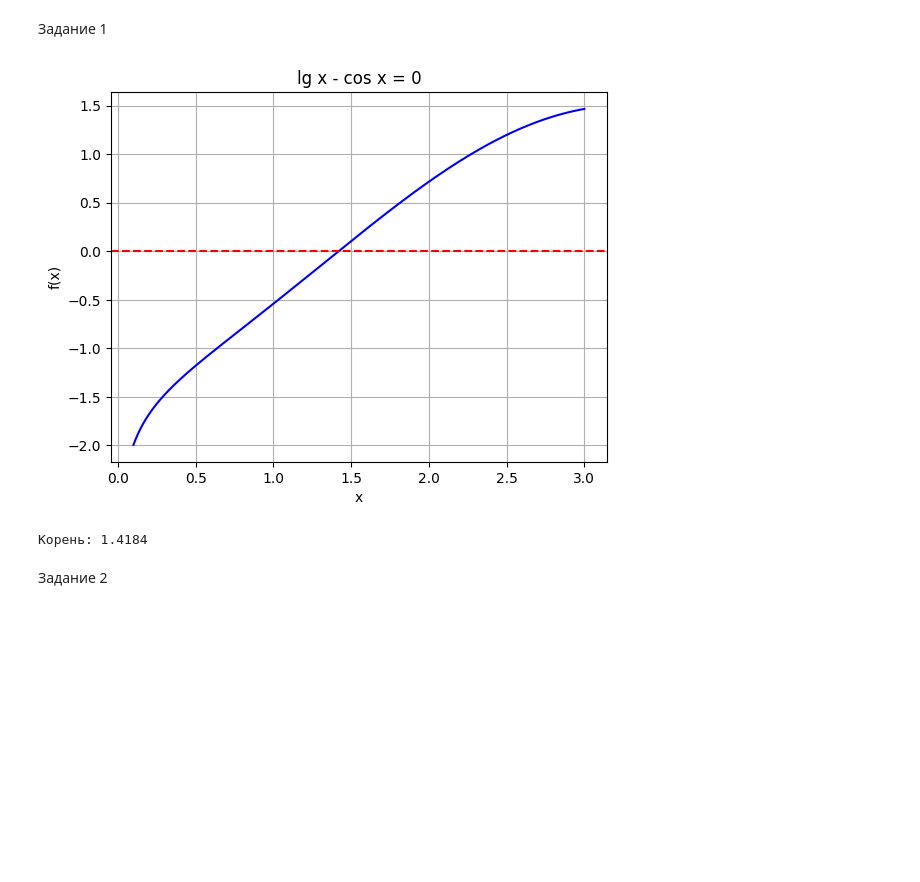
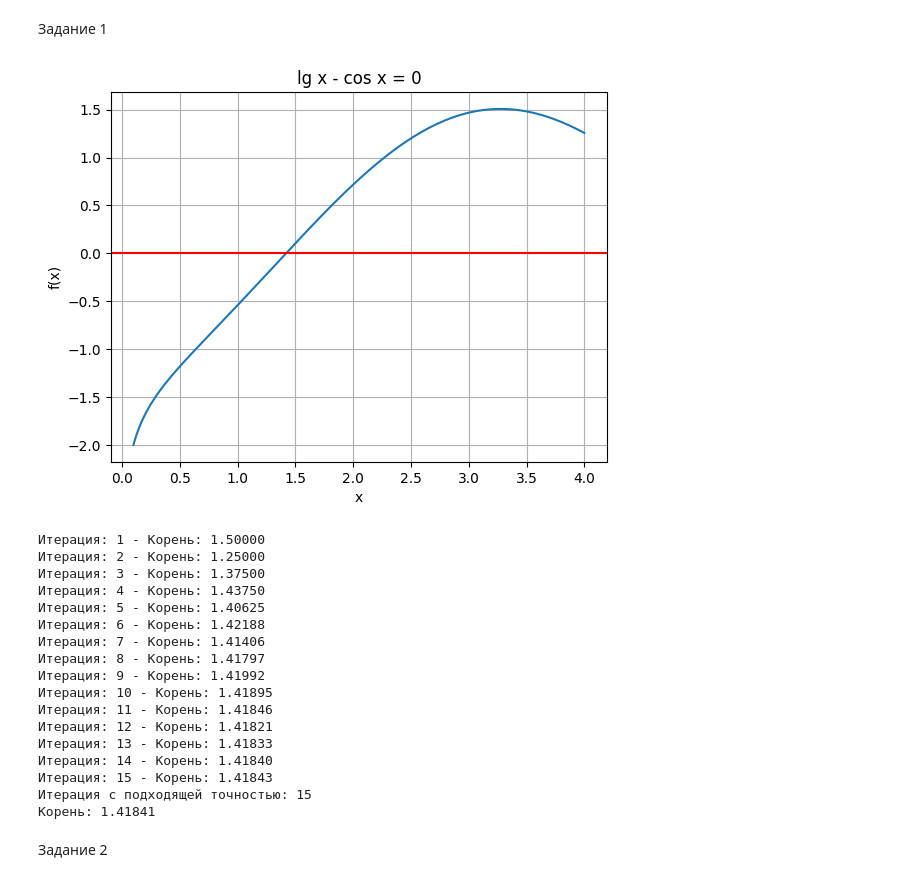
Before and after one commit to ishevskih/domashka_bazyak, a Jupyter notebook: domashka_chm/uchebnik/2,6.ipynb, the cells around one changed output. Drawn from its saved outputs; the diff is of its cells as text; code cells hidden in the pictures; blank space fills up the shorter version.

```diff
--- a/domashka_chm/uchebnik/2,6.ipynb
+++ b/domashka_chm/uchebnik/2,6.ipynb
@@ -3,38 +3,60 @@
 # %% [markdown]
 Задание 1
 # %%
-import numpy as np
-import matplotlib.pyplot as plt
+from math import *
+from matplotlib.pyplot import *
+def f1(x):
+    # функция f(x)
+    return log10(x) - cos(x)
 
-# Функция
-def f(x):
-    return np.log10(x) - np.cos(x)
+x = [0.1 + i * (4 - 0.1) / 499 for i in range(500)]
+y = [f1(xi) for xi in x]
 
-# График
-x = np.linspace(0.1, 3, 500)
-plt.plot(x, f(x), 'b-')
-plt.axhline(0, color='r', ls='--')
-plt.grid(True)
-plt.title('lg x - cos x = 0')
-plt.xlabel('x')
-plt.ylabel('f(x)')
-plt.show()
+figure(1)
+plot(x, y)
+grid(True)
+axhline(y=0, color='r')
+title('lg x - cos x = 0')
+xlabel('x')
+ylabel('f(x)')
+show()
 
-# Метод половинного деления
-a, b = 1.3, 1.5  # интервал из графика
-for _ in range(30):
+# графически корень примерно между 1 и 2
+a, b = 1, 2
+eps = 0.00005  # для 4 знаков после запятой
+n = 0
+
+while b - a > eps: # циикл с условием пока мы не достигнем точности
+    n += 1
+    print(f"Итерация: {n} - Корень: {(a + b) / 2:.5f}")
     c = (a + b) / 2
-    if f(a) * f(c) < 0:
+    if f1(a) * f1(c) <= 0:
         b = c
     else:
         a = c
-    if (b - a) < 1e-5:
-        break
 
-print(f"Корень: {c:.4f}")
+root1 = (a + b) / 2
+print(f"Итерация с подходящей точностью: {n}")
+print(f"Корень: {root1:.5f}")
 # %% [output]
-[figure, old version]
+[figure, new version]
-Корень: 1.4184
+Итерация: 1 - Корень: 1.50000
+Итерация: 2 - Корень: 1.25000
+Итерация: 3 - Корень: 1.37500
+Итерация: 4 - Корень: 1.43750
+Итерация: 5 - Корень: 1.40625
+Итерация: 6 - Корень: 1.42188
+Итерация: 7 - Корень: 1.41406
+Итерация: 8 - Корень: 1.41797
+Итерация: 9 - Корень: 1.41992
+Итерация: 10 - Корень: 1.41895
+Итерация: 11 - Корень: 1.41846
+Итерация: 12 - Корень: 1.41821
+Итерация: 13 - Корень: 1.41833
+Итерация: 14 - Корень: 1.41840
+Итерация: 15 - Корень: 1.41843
+Итерация с подходящей точностью: 15
+Корень: 1.41841
 # %% [markdown]
 Задание 2
 # %%
```
Also changed, not shown: parts of 2 cells of this notebook, 3 other files.
